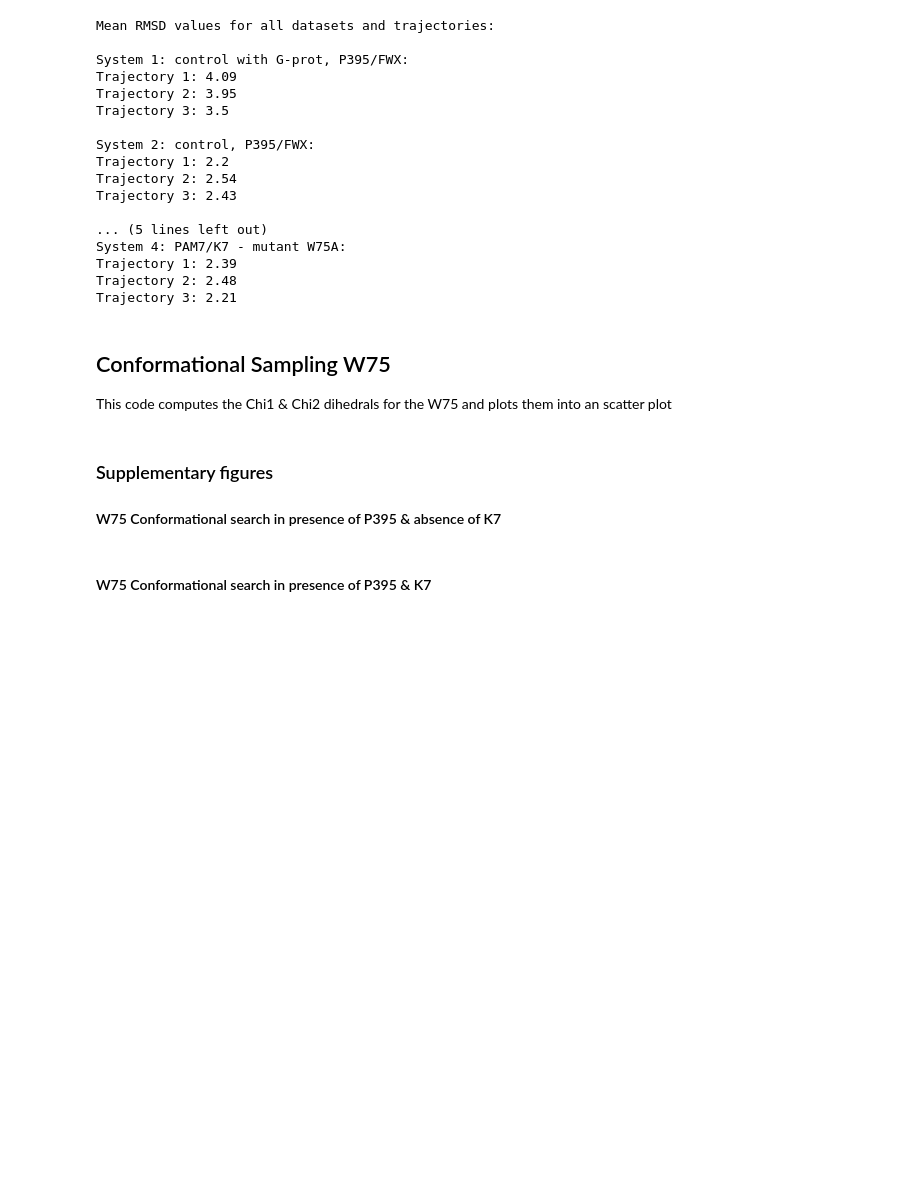
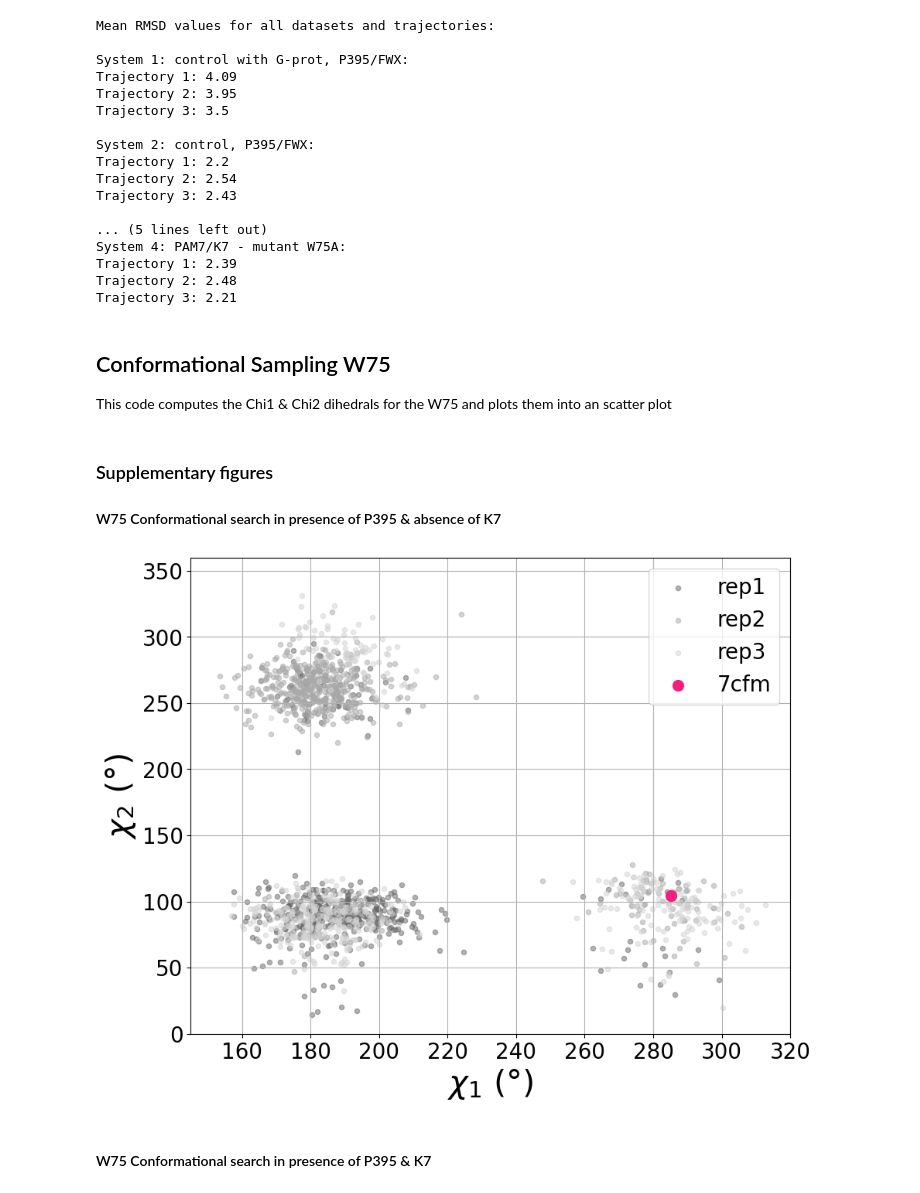
Before and after one commit to mariagiovannaeva/TGR5-md, a Jupyter notebook: AnalysisNotebook_DiscoveryAndCharacterizationOfSmallMoleculesTGR5LigandsWithAgonisticActivity.ipynb, the cells around one changed output. Saved outputs shown, nothing was run; the diff lists cells and outputs as text; code cells hidden in the pictures; blank space fills up the shorter version.

```diff
--- a/AnalysisNotebook_DiscoveryAndCharacterizationOfSmallMoleculesTGR5LigandsWithAgonisticActivity.ipynb
+++ b/AnalysisNotebook_DiscoveryAndCharacterizationOfSmallMoleculesTGR5LigandsWithAgonisticActivity.ipynb
@@ -716,36 +716,38 @@ pdb_7cfm = mda.Universe("7cfm.pdb")
 
 # Select atoms corresponding to residue 75 in the PDB file
 pdb_residue_75_atoms_7cfm = pdb_7cfm.select_atoms("protein and resid 75")
 
 # Compute χ1 dihedral angle for residue 75 in the PDB file
 pdb_chi_analysis_7cfm = Janin(pdb_residue_75_atoms_7cfm)
 
 # Run the analysis for the PDB file
 pdb_chi_analysis_7cfm.run()
 
 # Get the χ1 dihedral angle from the PDB analysis
 pdb_chi_dihedral_7cfm = pdb_chi_analysis_7cfm.angles
 
 # Create a scatter plot for each replicate
 plt.figure(figsize=(10, 8))
 
 colors = ["dimgray", "darkgrey", "lightgrey"]
 for i in range(len(filenames)):
     plt.scatter(xdists[i], ydists[i], s=20, color=colors[i], alpha=0.5, label=f'rep{i+1}')
 
 # Scatter plot for PDB dihedral angle with larger area
-plt.scatter(pdb_chi_dihedral_7cfm[0][0][0], pdb_chi_dihedral_7cfm[0][0][1], s=100, color='black', label='7CFM Xtal')
+plt.scatter(pdb_chi_dihedral_7cfm[0][0][0], pdb_chi_dihedral_7cfm[0][0][1], s=100, color='#F51F7C', label='7cfm')
 
-plt.xlabel('$\chi_1$ (°)', fontsize=30)
-plt.ylabel('$\chi_2$ (°)', fontsize=30)
+plt.xlabel(r'$\chi_1$ (°)', fontsize=30)
+plt.ylabel(r'$\chi_2$ (°)', fontsize=30)
 plt.xlim([145,320])
 plt.ylim([0,360])
 plt.title('')
 plt.grid(True)
 plt.tick_params(axis='y', which='major', labelsize=20)
 plt.tick_params(axis='x', which='major', labelsize=20)
 plt.legend(fontsize=20)
 plt.savefig('WT_SYS2_W75_dihedrals.png', dpi=500)  # dpi=300 for high quality
+# %% [output]
+[figure, added]
 # %% [markdown]
 #### W75 Conformational search in presence of P395 & K7
 # %%
```
Also changed, not shown: parts of 2 cells of this notebook.
